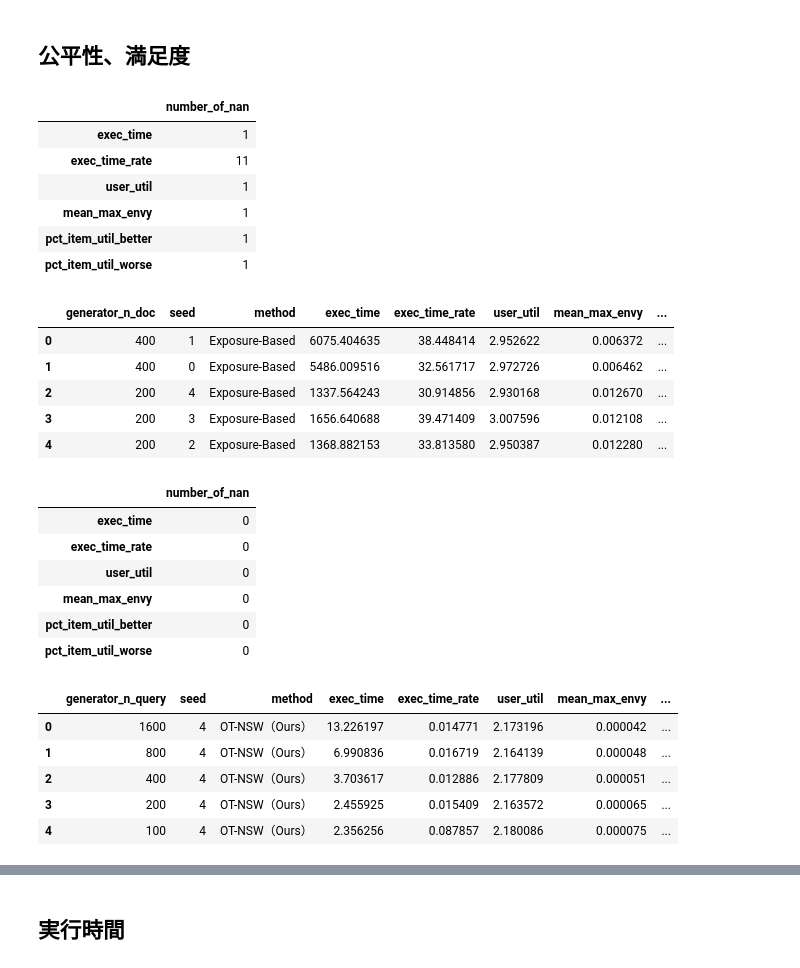
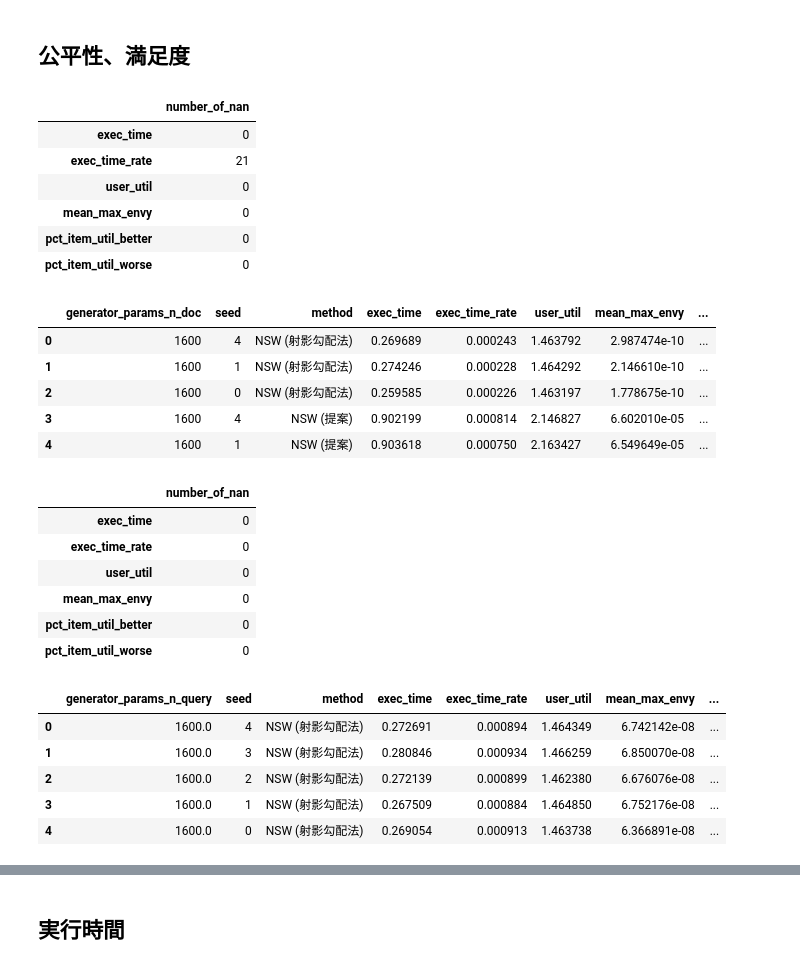
Before and after one commit to tubo213/nsw-with-optimal-transport, a Jupyter notebook: notebook/plot.ipynb, the cells around one changed output, grey strips where cells are left out. Saved outputs shown, nothing was run; the diff lists cells and outputs as text; code cells hidden in the pictures.

```diff
--- a/notebook/plot.ipynb
+++ b/notebook/plot.ipynb
@@ -58,9 +61,10 @@ def load_result(
     path: Path,
     exp_names: list[str],
     on: list[str] = ["seed"],
-    ideal_method: str = "NSW",
+    ideal_method: str = "NSW (MOSEK) ",
     ignore_methods: list[str] = ["pg_ot"],
-    consider_solver: bool = False,
+    ignore_solver: list[str] = ["SCS"],
+    consider_solver: bool = True,
     dropna: bool = True,
 ) -> pd.DataFrame:
     result = pd.read_csv(path)
@@ -68,9 +72,12 @@ def load_result(
     # Filter by experiment name
     result = result.query(f"exp_name in {exp_names}")
     # # Filter by optimizer params method
-    result = result.query(f"optimizer_params_method not in {ignore_methods}").reset_index(
-        drop=True
-    )
+    result = result.query(f"optimizer_name not in {ignore_methods}").reset_index(drop=True)
+    # Filter by solver
+    if consider_solver:
+        result = result.query(f"optimizer_params_solver not in {ignore_solver}").reset_index(
+            drop=True
+        )
 
     # Initialize metrics
     result["exec_time_rate"] = np.nan
@@ -238,35 +284,37 @@ def plot_fairness_and_user_utils(result: pd.DataFrame, x: str, xlabel: str):
         loc="upper center",
     )
 # %%
+# アイテム数を変化させた場合
 varying_item_size_result = load_result(
     path=RESULT_PATH,
-    exp_names=["Varying_data_size", "exp_item"],
-    on=["generator_n_doc", "seed"],
-    consider_solver=False,
+    exp_names=["exp_item"],
+    on=["generator_params_n_doc", "seed"],
+    consider_solver=True,
 )
 display(varying_item_size_result.head(5))
 
+# 利用者数を変化させた場合
 varying_user_size_result = load_result(
     path=RESULT_PATH,
     exp_names=["exp_user"],
-    on=["generator_n_query", "seed"],
-    consider_solver=False,
+    on=["generator_params_n_query", "seed"],
+    consider_solver=True,
 )
 display(varying_user_size_result.head(5))
 # %% [output]
 |  | number_of_nan |
-| exec_time | 1 |
-| exec_time_rate | 11 |
-| user_util | 1 |
-| mean_max_envy | 1 |
-| pct_item_util_better | 1 |
-| pct_item_util_worse | 1 |
+| exec_time | 0 |
+| exec_time_rate | 21 |
+| user_util | 0 |
+| mean_max_envy | 0 |
+| pct_item_util_better | 0 |
+| pct_item_util_worse | 0 |
-|  | generator_n_doc | seed | method | exec_time | exec_time_rate | user_util | mean_max_envy | ... |
-| 0 | 400 | 1 | Exposure-Based | 6075.404635 | 38.448414 | 2.952622 | 0.006372 | ... |
-| 1 | 400 | 0 | Exposure-Based | 5486.009516 | 32.561717 | 2.972726 | 0.006462 | ... |
-| 2 | 200 | 4 | Exposure-Based | 1337.564243 | 30.914856 | 2.930168 | 0.012670 | ... |
-| 3 | 200 | 3 | Exposure-Based | 1656.640688 | 39.471409 | 3.007596 | 0.012108 | ... |
-| 4 | 200 | 2 | Exposure-Based | 1368.882153 | 33.813580 | 2.950387 | 0.012280 | ... |
+|  | generator_params_n_doc | seed | method | exec_time | exec_time_rate | user_util | mean_max_envy | ... |
+| 0 | 1600 | 4 | NSW (射影勾配法) | 0.269689 | 0.000243 | 1.463792 | 2.987474e-10 | ... |
+| 1 | 1600 | 1 | NSW (射影勾配法) | 0.274246 | 0.000228 | 1.464292 | 2.146610e-10 | ... |
+| 2 | 1600 | 0 | NSW (射影勾配法) | 0.259585 | 0.000226 | 1.463197 | 1.778675e-10 | ... |
+| 3 | 1600 | 4 | NSW (提案) | 0.902199 | 0.000814 | 2.146827 | 6.602010e-05 | ... |
+| 4 | 1600 | 1 | NSW (提案) | 0.903618 | 0.000750 | 2.163427 | 6.549649e-05 | ... |
 |  | number_of_nan |
 | exec_time | 0 |
 | exec_time_rate | 0 |
@@ -274,10 +322,10 @@ display(varying_user_size_result.head(5))
 | mean_max_envy | 0 |
 | pct_item_util_better | 0 |
 | pct_item_util_worse | 0 |
-|  | generator_n_query | seed | method | exec_time | exec_time_rate | user_util | mean_max_envy | ... |
-| 0 | 1600 | 4 | OT-NSW（Ours） | 13.226197 | 0.014771 | 2.173196 | 0.000042 | ... |
-| 1 | 800 | 4 | OT-NSW（Ours） | 6.990836 | 0.016719 | 2.164139 | 0.000048 | ... |
-| 2 | 400 | 4 | OT-NSW（Ours） | 3.703617 | 0.012886 | 2.177809 | 0.000051 | ... |
-| 3 | 200 | 4 | OT-NSW（Ours） | 2.455925 | 0.015409 | 2.163572 | 0.000065 | ... |
-| 4 | 100 | 4 | OT-NSW（Ours） | 2.356256 | 0.087857 | 2.180086 | 0.000075 | ... |
+|  | generator_params_n_query | seed | method | exec_time | exec_time_rate | user_util | mean_max_envy | ... |
+| 0 | 1600.0 | 4 | NSW (射影勾配法) | 0.272691 | 0.000894 | 1.464349 | 6.742142e-08 | ... |
+| 1 | 1600.0 | 3 | NSW (射影勾配法) | 0.280846 | 0.000934 | 1.466259 | 6.850070e-08 | ... |
+| 2 | 1600.0 | 2 | NSW (射影勾配法) | 0.272139 | 0.000899 | 1.462380 | 6.676076e-08 | ... |
+| 3 | 1600.0 | 1 | NSW (射影勾配法) | 0.267509 | 0.000884 | 1.464850 | 6.752176e-08 | ... |
+| 4 | 1600.0 | 0 | NSW (射影勾配法) | 0.269054 | 0.000913 | 1.463738 | 6.366891e-08 | ... |
 # %%
```
Also changed, not shown: parts of 16 cells of this notebook.
